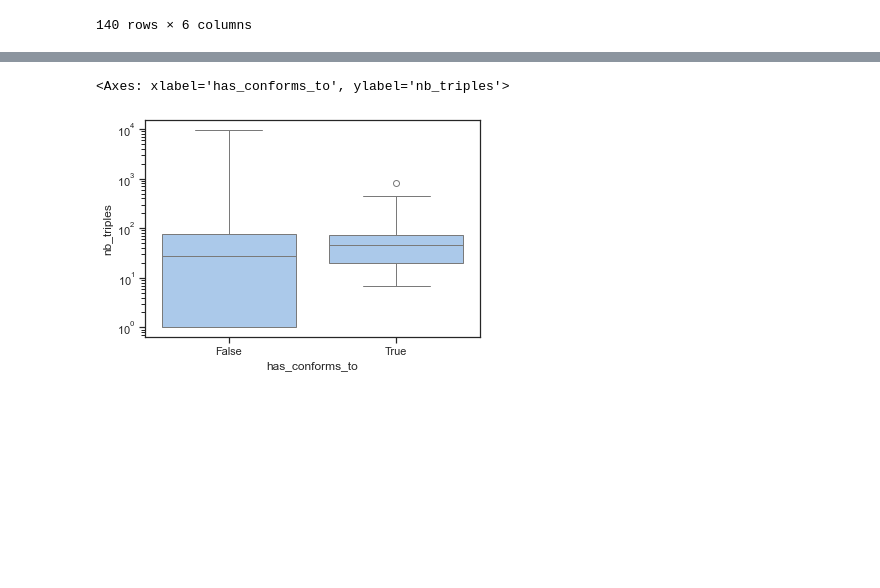
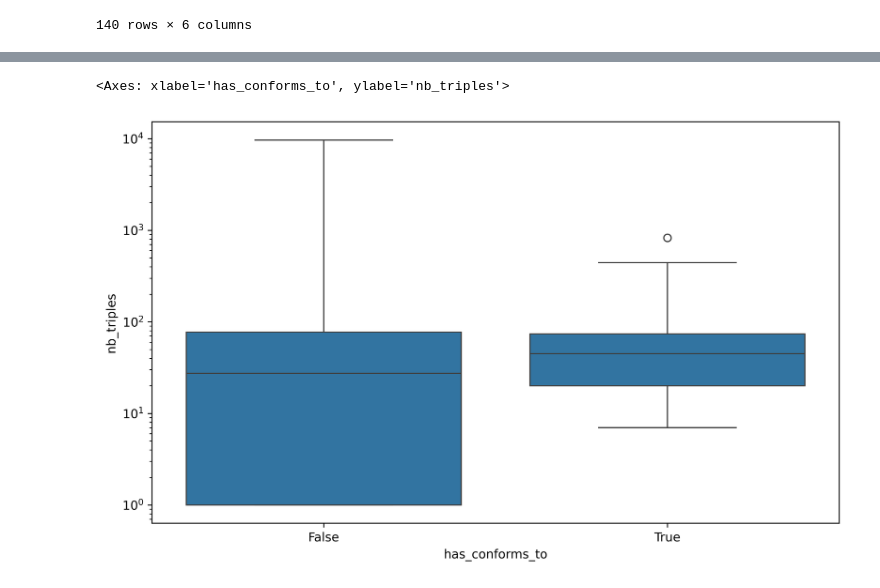
Before and after one commit to BioSchemas/bioschemas-validation, a Jupyter notebook: scripts/Plots-Harvesting.ipynb, the cells around one changed output, grey strips where cells are left out. Drawn from its saved outputs; the diff is of its cells as text; code cells hidden in the pictures; blank space fills up the shorter version.

```diff
--- a/scripts/Plots-Harvesting.ipynb
+++ b/scripts/Plots-Harvesting.ipynb
@@ -26,5 +29,7 @@ sns.countplot(df, x="has_conforms_to")
 # %%
+plt.figure(figsize=(10,6), dpi=600)
+
 sns.boxplot(x="has_conforms_to", y="nb_triples", data=df, log_scale=True)
 # %% [output]
 <Axes: xlabel='has_conforms_to', ylabel='nb_triples'>
-[figure, old version]
+[figure, new version]
```
Also changed, not shown: parts of 2 cells of this notebook, 1 other file.
